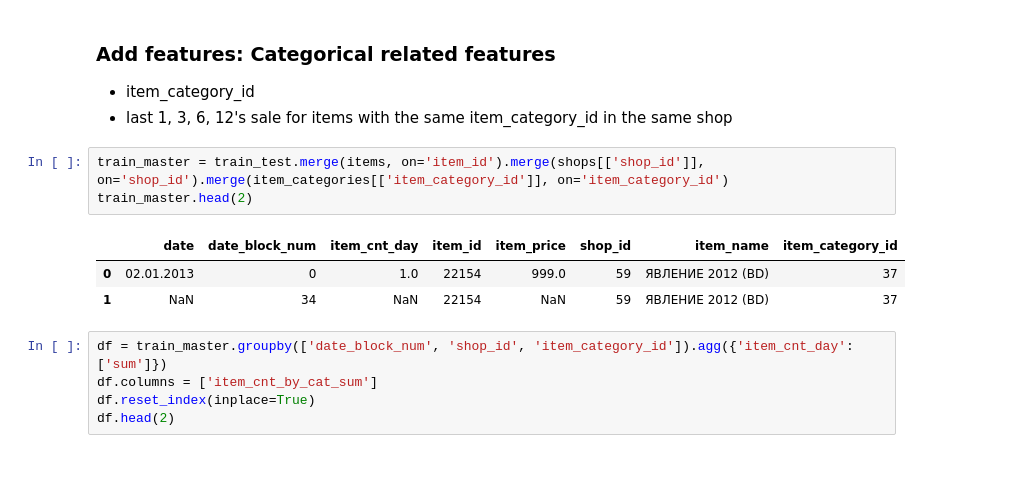
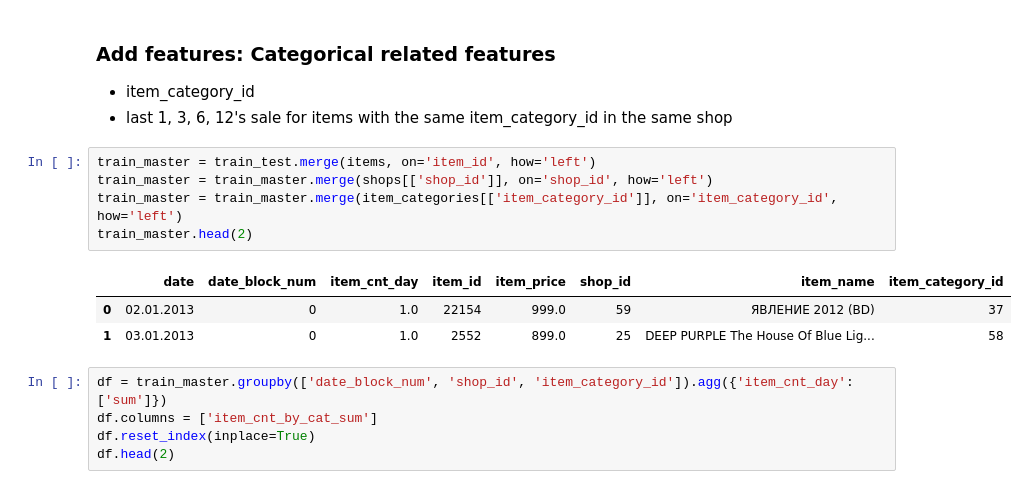
Before and after one commit to Qile-Paul-Chen/Kaggle-Predict-Future-Sales, a Jupyter notebook: Model_Training.ipynb, the cells around one changed output. Cells and saved outputs as stored; diff of their text form.

```diff
--- a/Model_Training.ipynb
+++ b/Model_Training.ipynb
@@ -130,12 +130,14 @@ new_train.head(2)
 - item_category_id
 - last 1, 3, 6, 12's sale for items with the same item_category_id in the same shop
 # %%
-train_master = train_test.merge(items, on='item_id').merge(shops[['shop_id']], on='shop_id').merge(item_categories[['item_category_id']], on='item_category_id')
+train_master = train_test.merge(items, on='item_id', how='left')
+train_master = train_master.merge(shops[['shop_id']], on='shop_id', how='left')
+train_master = train_master.merge(item_categories[['item_category_id']], on='item_category_id', how='left')
 train_master.head(2)
 # %% [output]
 |  | date | date_block_num | item_cnt_day | item_id | item_price | shop_id | item_name | item_category_id |
 | 0 | 02.01.2013 | 0 | 1.0 | 22154 | 999.0 | 59 | ЯВЛЕНИЕ 2012 (BD) | 37 |
-| 1 | NaN | 34 | NaN | 22154 | NaN | 59 | ЯВЛЕНИЕ 2012 (BD) | 37 |
+| 1 | 03.01.2013 | 0 | 1.0 | 2552 | 899.0 | 25 | DEEP PURPLE The House Of Blue Lig... | 58 |
 # %%
 df = train_master.groupby(['date_block_num', 'shop_id', 'item_category_id']).agg({'item_cnt_day':['sum']})
 df.columns = ['item_cnt_by_cat_sum']
```
Also changed, not shown: parts of 12 cells of this notebook.
